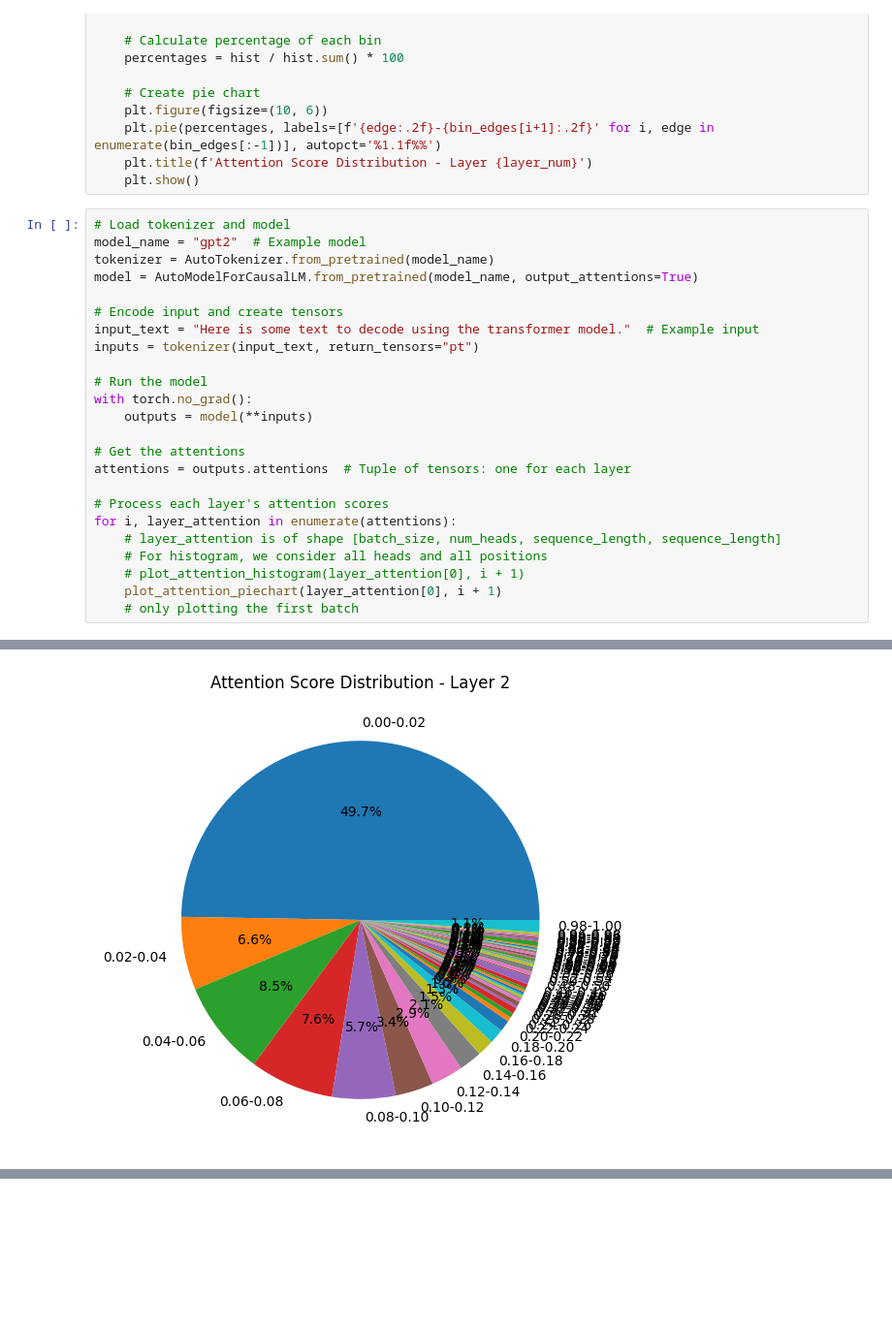
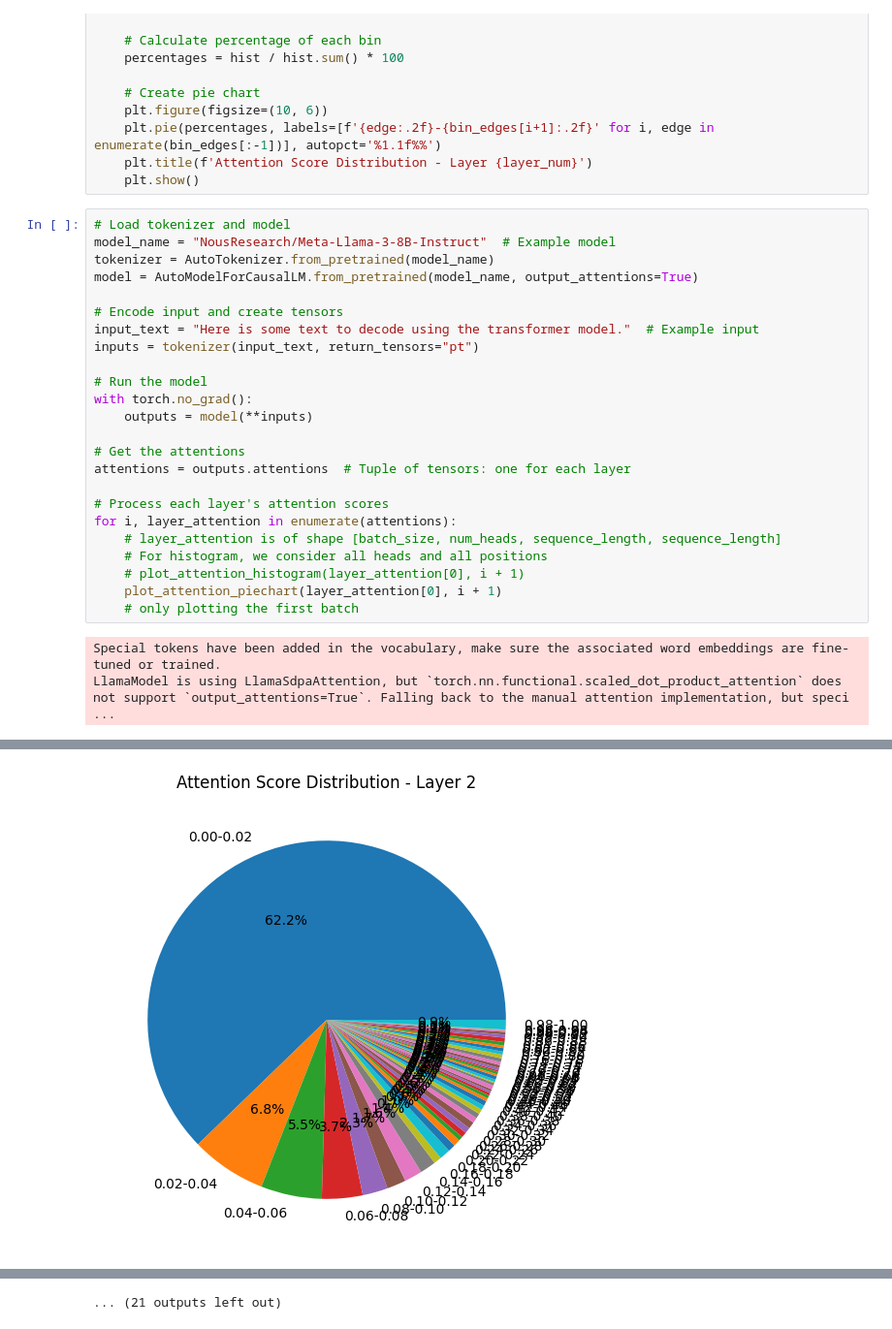
Before and after one commit to clankur/sparsev, a Jupyter notebook: analysis.ipynb, the cells around one changed output, grey strips where cells are left out. Shown at 97% size. Cells and saved outputs as stored; diff of their text form; blank space fills up the shorter version.

Commit message:
results from llama3

```diff
--- a/analysis.ipynb
+++ b/analysis.ipynb
@@ -32,7 +32,7 @@ def plot_attention_piechart(attention_scores, layer_num):
     plt.show()
 # %%
 # Load tokenizer and model
-model_name = "gpt2"  # Example model
+model_name = "NousResearch/Meta-Llama-3-8B-Instruct"  # Example model
 tokenizer = AutoTokenizer.from_pretrained(model_name)
 model = AutoModelForCausalLM.from_pretrained(model_name, output_attentions=True)
 
@@ -55,3 +55,5 @@ for i, layer_attention in enumerate(attentions):
     plot_attention_piechart(layer_attention[0], i + 1)
     # only plotting the first batch
 # %% [output]
+Special tokens have been added in the vocabulary, make sure the associated word embeddings are fine-tuned or trained.
+LlamaModel is using LlamaSdpaAttention, but `torch.nn.functional.scaled_dot_product_attention` does not support `output_attentions=True`. Falling back to the manual attention implementation, but speci ...
@@ -59 +61 @@ for i, layer_attention in enumerate(attentions):
-[figure, old version]
+[figure, new version]
@@ -69,0 +71 @@ for i, layer_attention in enumerate(attentions):
+... (21 outputs left out)
```
Also changed, not shown: parts of 1 cell of this notebook.
